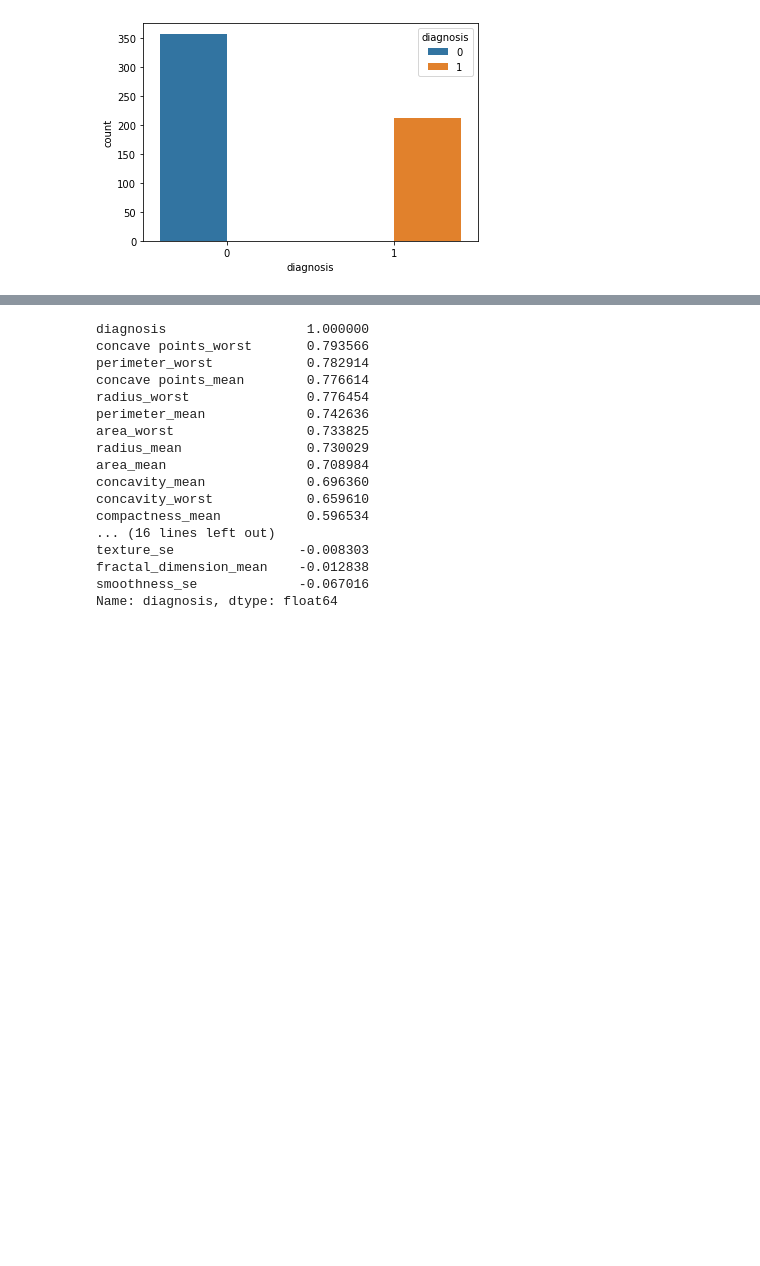
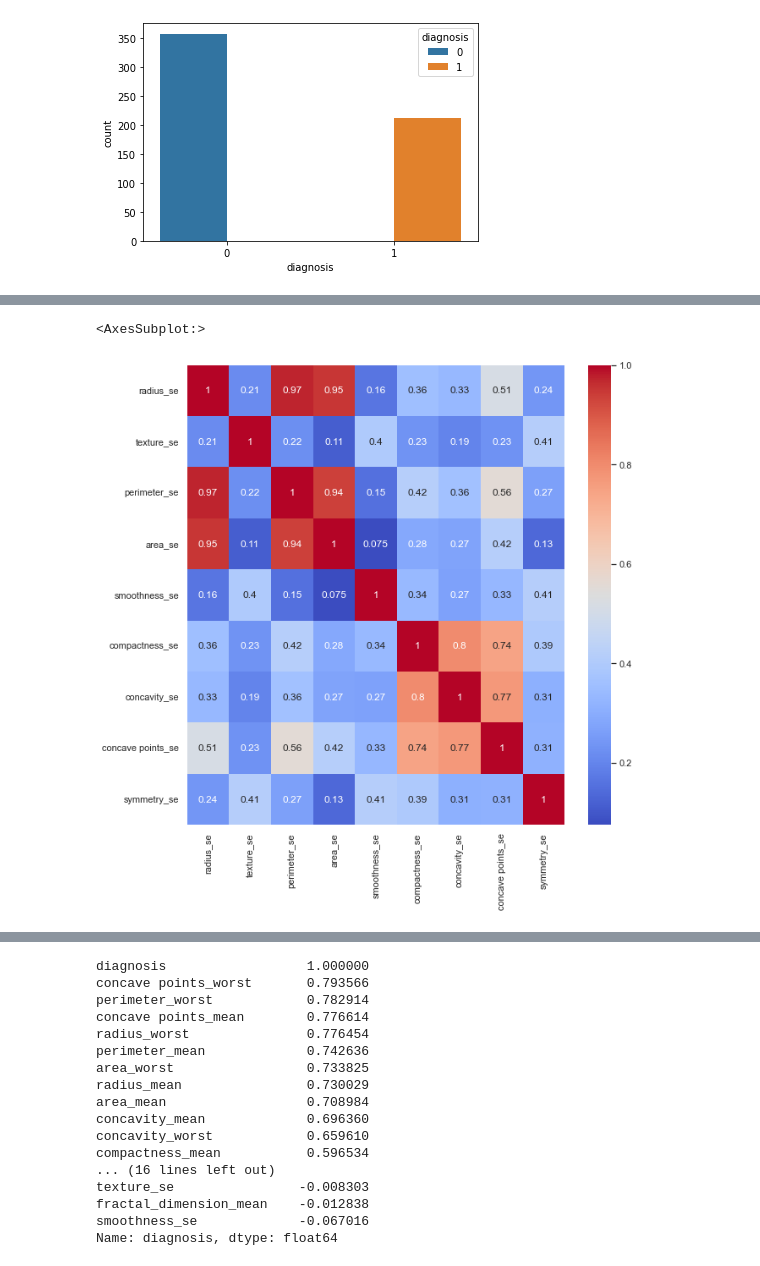
Before and after one commit to ismailucrn/Breast-Cancer-Detection, a Jupyter notebook: breast_cancer_detection.ipynb, the cells around one changed output, grey strips where cells are left out. Drawn from its saved outputs; the diff is of its cells as text; code cells hidden in the pictures; blank space fills up the shorter version.

```diff
--- a/breast_cancer_detection.ipynb
+++ b/breast_cancer_detection.ipynb
@@ -115,0 +121,6 @@ sns.heatmap(corr, annot=True, cmap='coolwarm')
+# %%
+plt.figure(figsize=(10, 10))
+sns.heatmap(corr_se, annot=True, cmap='coolwarm')
+# %% [output]
+<AxesSubplot:>
+[figure, added]
```
Also changed, not shown: parts of 6 cells of this notebook.
